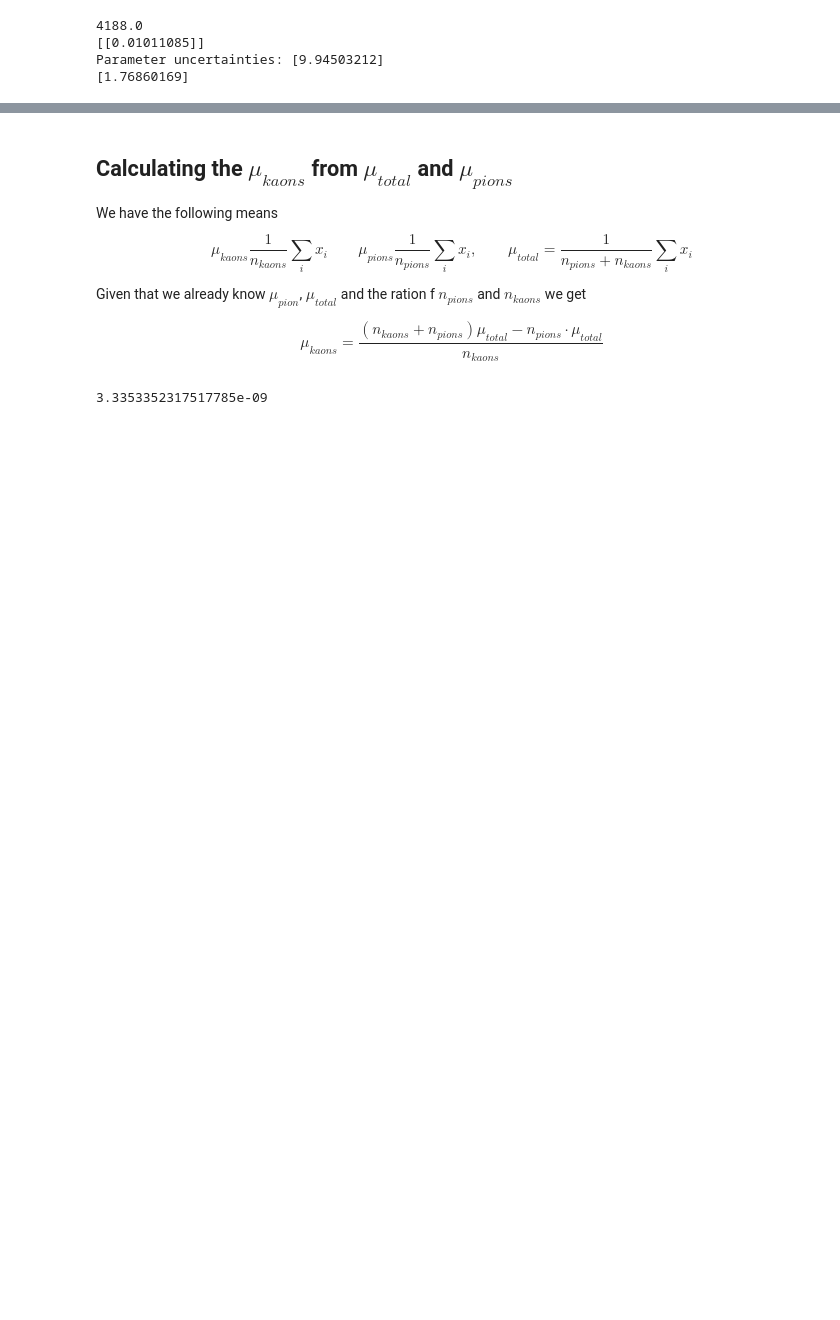
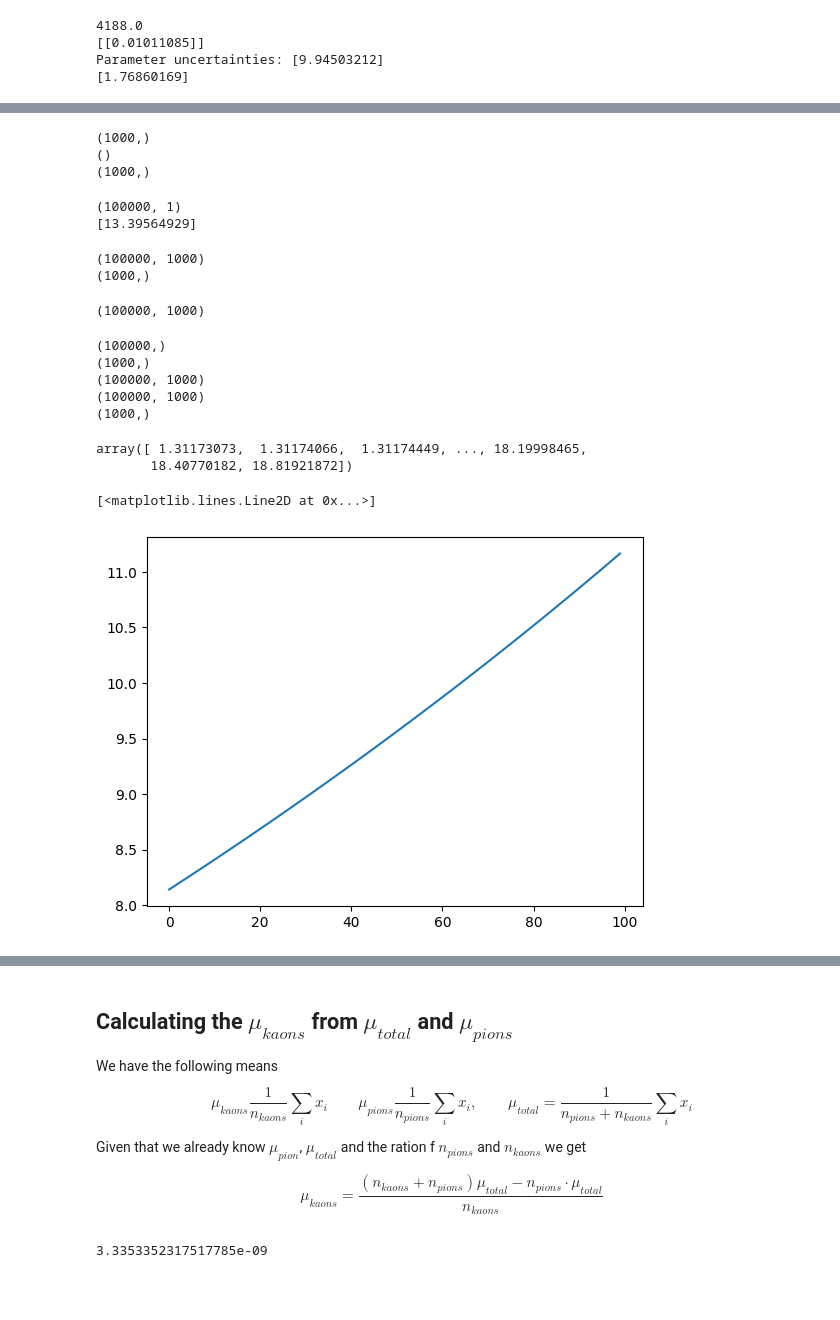
Before and after one commit to gosow9/Data_analytics, a Jupyter notebook: project_3/project_03.ipynb, the cells around one changed output, grey strips where cells are left out. Saved outputs shown, nothing was run; the diff lists cells and outputs as text; code cells hidden in the pictures; blank space fills up the shorter version.

```diff
--- a/project_3/project_03.ipynb
+++ b/project_3/project_03.ipynb
@@ -116,0 +105,60 @@ plt.show()
+# %%
+x_axis = np.linspace(500,700,1000)
+y1_inverse, data = p
+y1 = np.asarray(1/y1_inverse)
+y2 = np.asarray(1/x_axis)
+print(x_axis.shape)
+print(y1.shape)
+print(y2.shape)
+# %% [output]
+(1000,)
+()
+(1000,)
+# %%
+p1 = np.exp(np.outer(data,-y1))*y1
+print(p1.shape)
+print(np.sum(p1,axis=0))
+# %% [output]
+(100000, 1)
+[13.39564929]
+# %%
+p2 = np.exp(np.outer(data, -y2))*y2
+print(p2.shape)
+print(np.sum(p2,axis=0).shape)
+# %% [output]
+(100000, 1000)
+(1000,)
+# %%
+res = 0.84 * p1 + 0.16 * p2
+res.shape
+# %% [output]
+(100000, 1000)
+# %%
+
+
+res = 0.84 * p1 + 0.16 * p2
+res1 = mixed_exponential_pdf(x_axis, p)
+res2 = neg_log_likelihood_gauss(x_axis, p)
+print(data.shape)
+print(x_axis.shape)
+print(res.shape)
+print(res1.shape)
+print(res2.shape)
+# %% [output]
+(100000,)
+(1000,)
+(100000, 1000)
+(100000, 1000)
+(1000,)
+# %%
+res2 = -np.sum(np.log(res),axis=0)
+res2
+# %% [output]
+array([ 1.31173073,  1.31174066,  1.31174449, ..., 18.19998465,
+       18.40770182, 18.81921872])
+# %%
+err = np.sqrt(1/np.asarray(res))
+plt.plot(err)
+# %% [output]
+[<matplotlib.lines.Line2D at 0x...>]
+[figure, added]
```
Also changed, not shown: parts of 17 cells of this notebook.
